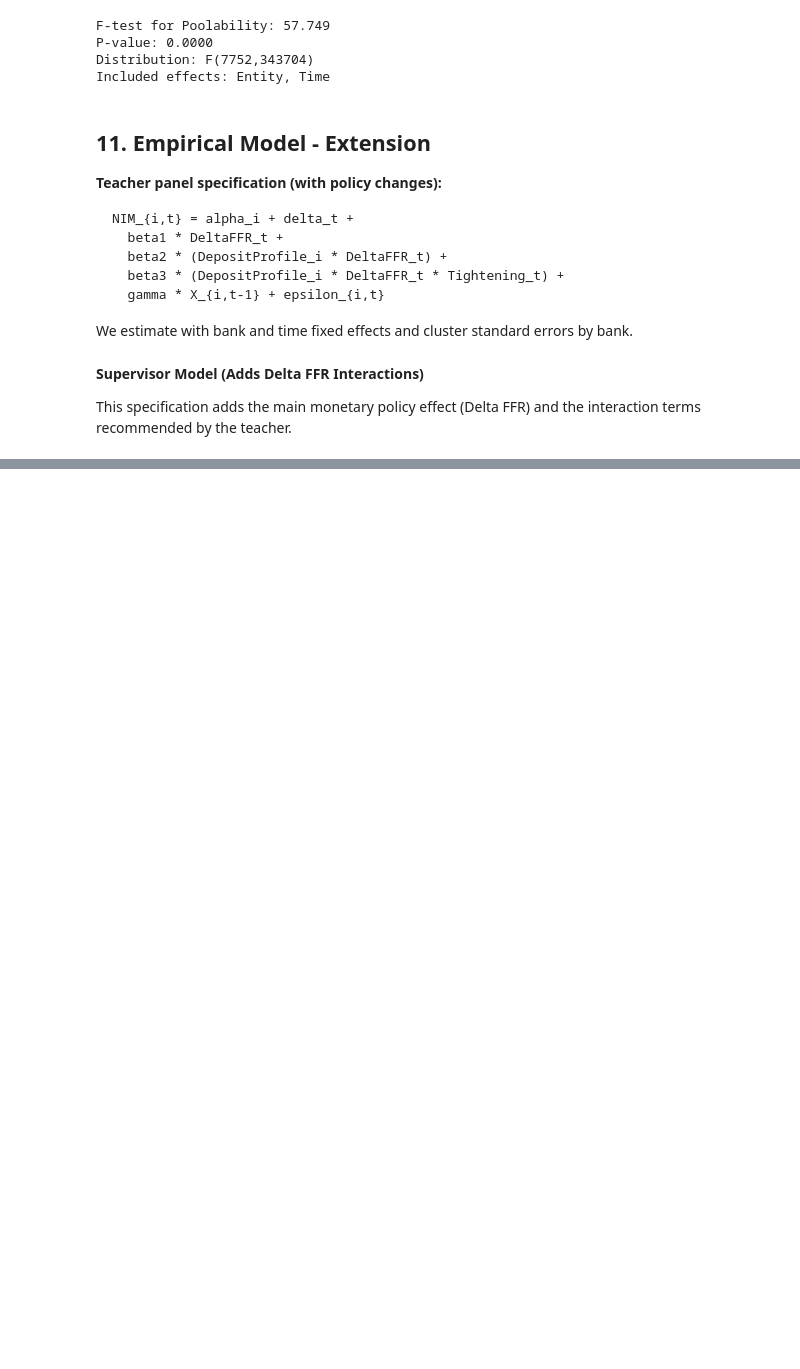
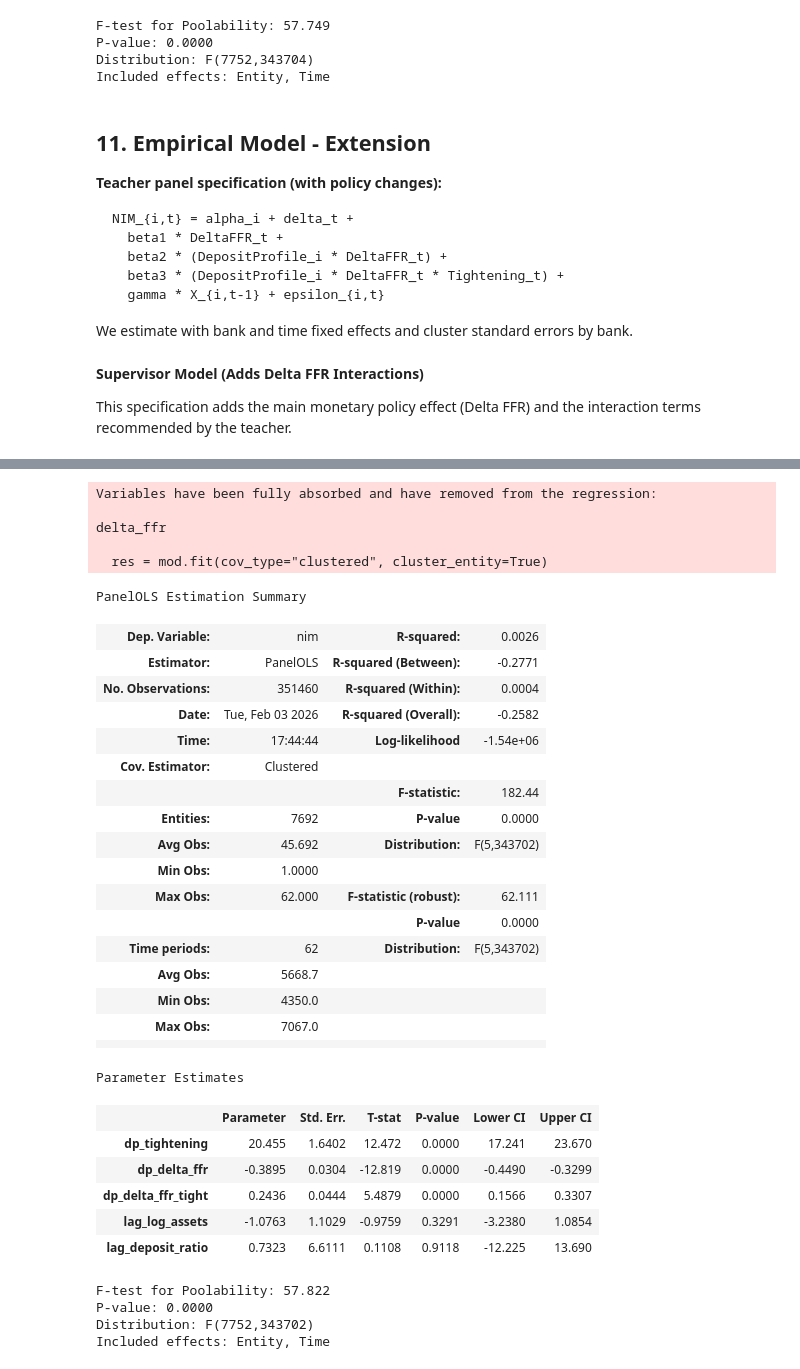
Before and after one commit to Mmaxi10/Erasmus, a Jupyter notebook: EUR Coursework/Banking Seminar/Empirical Model/Empirical_Model.ipynb, the cells around one changed output, grey strips where cells are left out. Cells and saved outputs as stored; diff of their text form; code cells hidden in the pictures; blank space fills up the shorter version.

Commit message:
third model with all coefficients added

```diff
--- a/EUR Coursework/Banking Seminar/Empirical Model/Empirical_Model.ipynb
+++ b/EUR Coursework/Banking Seminar/Empirical Model/Empirical_Model.ipynb
@@ -638 +641,64 @@ Included effects: Entity, Time
+# %%
+panel_model = panel_model.copy()
+
+# If a previous model set a MultiIndex, bring columns back
+panel_model = panel_model.reset_index()
+
+# Full specification: supervisor interactions + dp_tightening
+panel_model["quarter_date"] = panel_model["quarter"].dt.to_timestamp("Q")
+
+panel_model["dp_tightening"] = panel_model["deposit_profile_used"] * panel_model["tightening"]
+panel_model["dp_delta_ffr"] = panel_model["deposit_profile_used"] * panel_model["delta_ffr"]
+panel_model["dp_delta_ffr_tight"] = panel_model["dp_delta_ffr"] * panel_model["tightening"]
+
+panel_model = panel_model.set_index(["bank_id", "quarter_date"])
+
+exog = panel_model[[
+    "dp_tightening",
+    "delta_ffr",
+    "dp_delta_ffr",
+    "dp_delta_ffr_tight",
+    "lag_log_assets",
+    "lag_deposit_ratio",
+]]
+
+mod = PanelOLS(panel_model["nim"], exog, entity_effects=True, time_effects=True, drop_absorbed=True)
+res = mod.fit(cov_type="clustered", cluster_entity=True)
+
+res.summary
+# %% [output]
+Variables have been fully absorbed and have removed from the regression:
+
+delta_ffr
+
+  res = mod.fit(cov_type="clustered", cluster_entity=True)
+PanelOLS Estimation Summary
+| Dep. Variable: | nim | R-squared: | 0.0026 |
+| Estimator: | PanelOLS | R-squared (Between): | -0.2771 |
+| No. Observations: | 351460 | R-squared (Within): | 0.0004 |
+| Date: | Tue, Feb 03 2026 | R-squared (Overall): | -0.2582 |
+| Time: | 17:44:44 | Log-likelihood | -1.54e+06 |
+| Cov. Estimator: | Clustered |  |  |
+|  |  | F-statistic: | 182.44 |
+| Entities: | 7692 | P-value | 0.0000 |
+| Avg Obs: | 45.692 | Distribution: | F(5,343702) |
+| Min Obs: | 1.0000 |  |  |
+| Max Obs: | 62.000 | F-statistic (robust): | 62.111 |
+|  |  | P-value | 0.0000 |
+| Time periods: | 62 | Distribution: | F(5,343702) |
+| Avg Obs: | 5668.7 |  |  |
+| Min Obs: | 4350.0 |  |  |
+| Max Obs: | 7067.0 |  |  |
+|  |  |  |  |
+Parameter Estimates
+|  | Parameter | Std. Err. | T-stat | P-value | Lower CI | Upper CI |
+| dp_tightening | 20.455 | 1.6402 | 12.472 | 0.0000 | 17.241 | 23.670 |
+| dp_delta_ffr | -0.3895 | 0.0304 | -12.819 | 0.0000 | -0.4490 | -0.3299 |
+| dp_delta_ffr_tight | 0.2436 | 0.0444 | 5.4879 | 0.0000 | 0.1566 | 0.3307 |
+| lag_log_assets | -1.0763 | 1.1029 | -0.9759 | 0.3291 | -3.2380 | 1.0854 |
+| lag_deposit_ratio | 0.7323 | 6.6111 | 0.1108 | 0.9118 | -12.225 | 13.690 |
+F-test for Poolability: 57.822
+P-value: 0.0000
+Distribution: F(7752,343702)
+Included effects: Entity, Time
 # %% [markdown]
```
Also changed, not shown: parts of 4 cells of this notebook.
